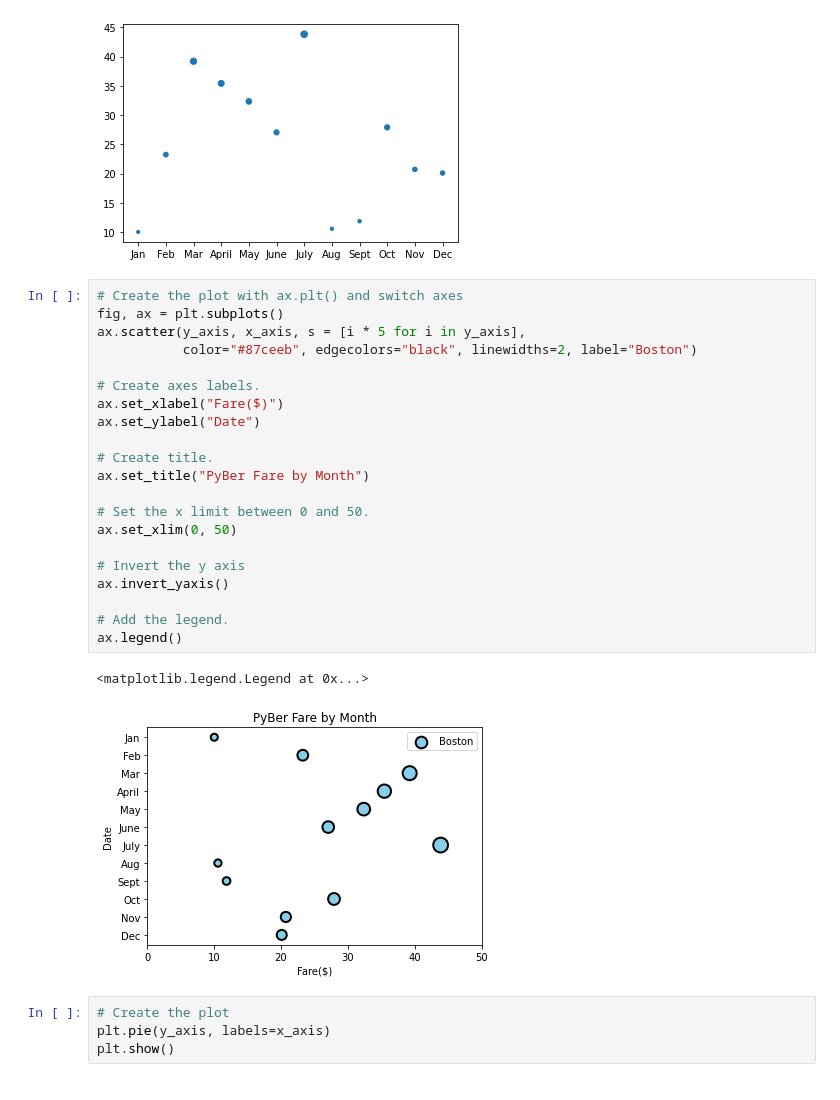
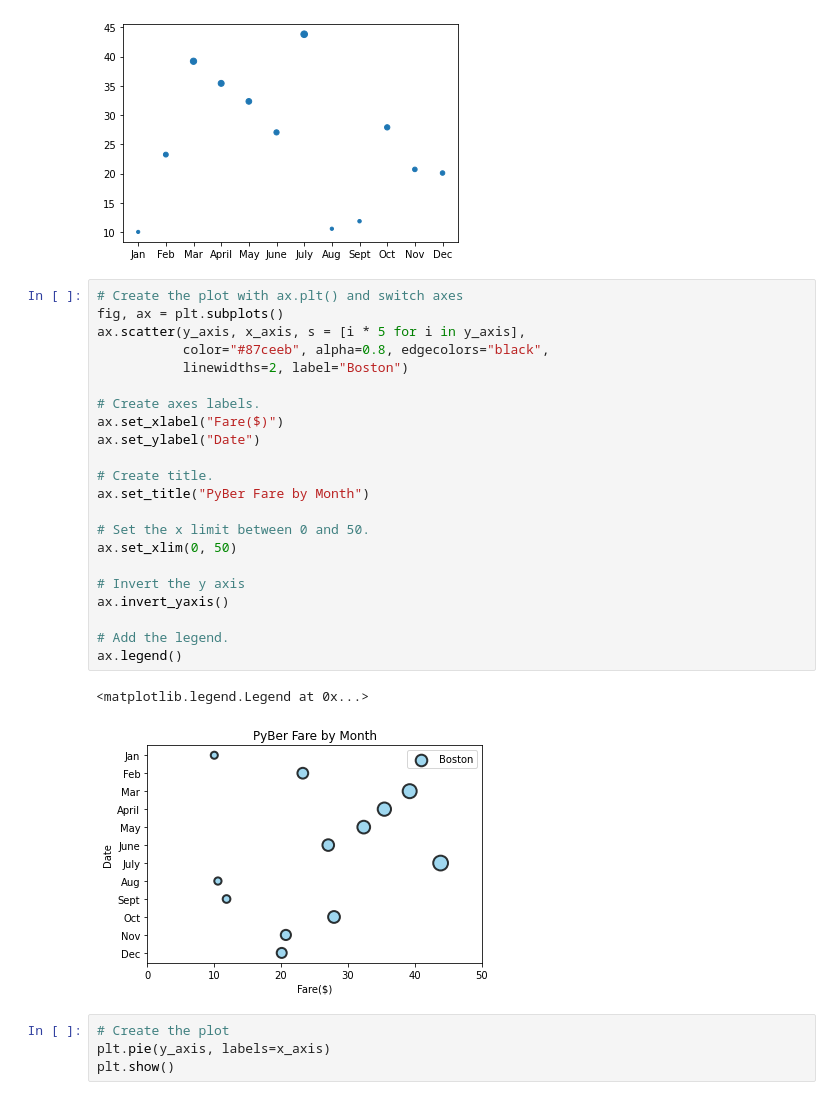
Before and after one commit to mattnelson-code/PyBer_Analysis, a Jupyter notebook: matplotlib_practice.ipynb, the cells around one changed output. Drawn from its saved outputs; the diff is of its cells as text.

```diff
--- a/matplotlib_practice.ipynb
+++ b/matplotlib_practice.ipynb
@@ -221,27 +221,28 @@ ax.scatter(x_axis, y_axis, s=y_axis)
 # %%
 # Create the plot with ax.plt() and switch axes
 fig, ax = plt.subplots()
 ax.scatter(y_axis, x_axis, s = [i * 5 for i in y_axis],
-           color="#87ceeb", edgecolors="black", linewidths=2, label="Boston")
+           color="#87ceeb", alpha=0.8, edgecolors="black",
+           linewidths=2, label="Boston")
 
 # Create axes labels.
 ax.set_xlabel("Fare($)")
 ax.set_ylabel("Date")
 
 # Create title.
 ax.set_title("PyBer Fare by Month")
 
 # Set the x limit between 0 and 50.
 ax.set_xlim(0, 50)
 
 # Invert the y axis
 ax.invert_yaxis()
 
 # Add the legend.
 ax.legend()
 # %% [output]
 <matplotlib.legend.Legend at 0x...>
-[figure, old version]
+[figure, new version]
 # %%
 # Create the plot
 plt.pie(y_axis, labels=x_axis)
```
Also changed, not shown: 3 other files.
